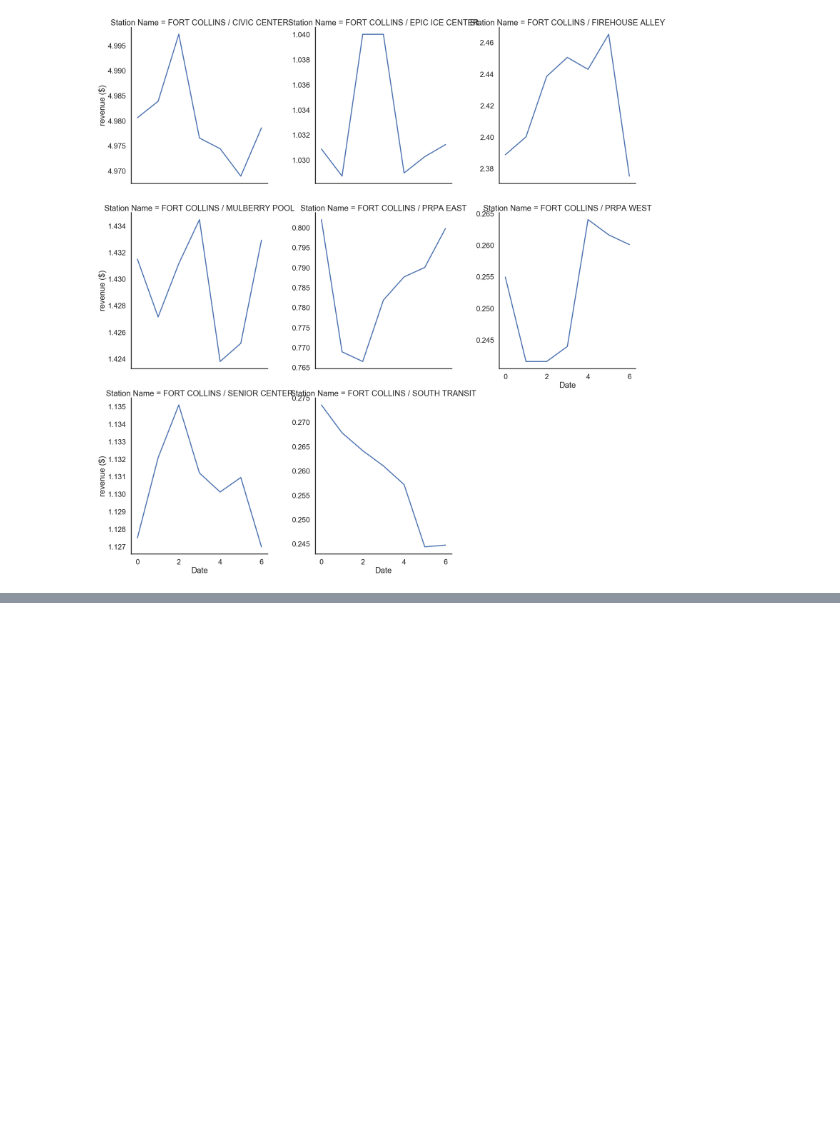
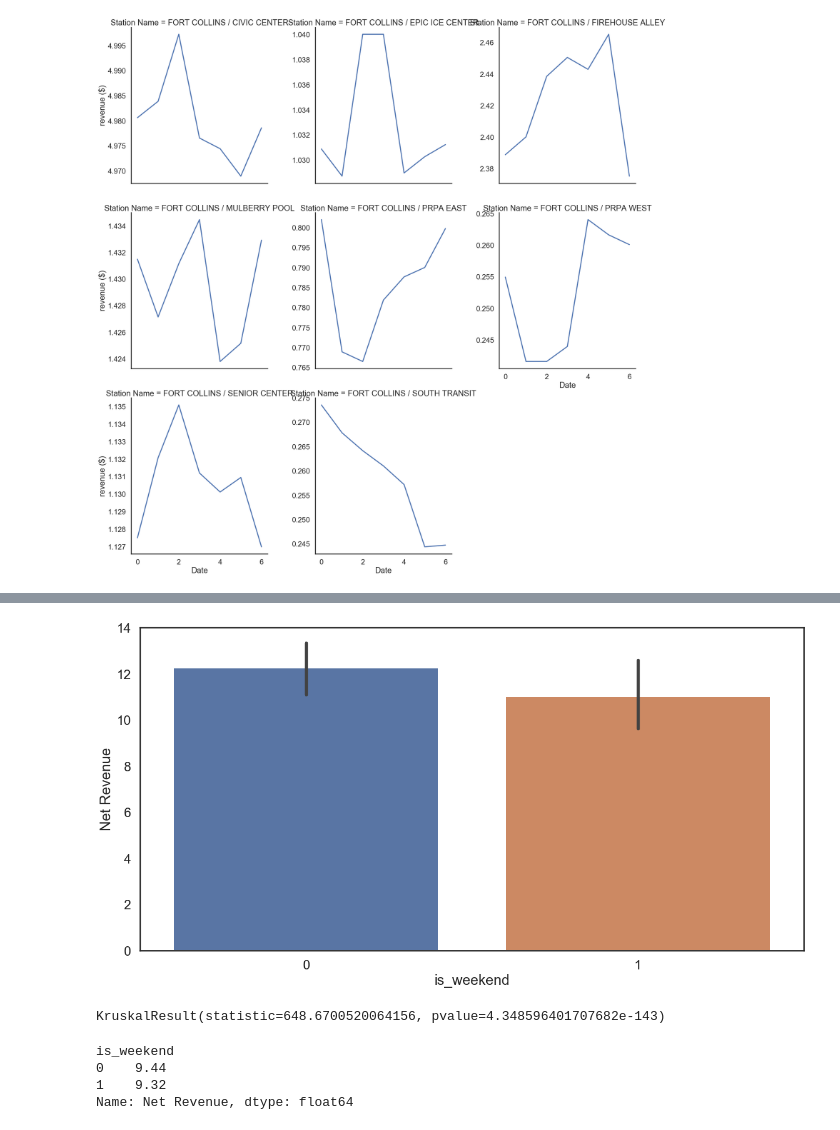
Before and after one commit to davidfox87/EV_forecasting, a Jupyter notebook: EDA.ipynb, the cells around one changed output, grey strips where cells are left out. Saved outputs shown, nothing was run; the diff lists cells and outputs as text; code cells hidden in the pictures; blank space fills up the shorter version.

```diff
--- a/EDA.ipynb
+++ b/EDA.ipynb
@@ -228,0 +406,10 @@ g.map(sns.lineplot, "Date", "revenue ($)")
+# %%
+df3 = (df['Net Revenue']
+       .resample('1D')
+       .sum()
+       .reset_index()
+)
+# %%
+df3['weekday'] = df3['Date'].apply(lambda x: x.weekday())
+# %%
+df3['is_weekend'] = df3['weekday'].apply(lambda x: 1 if (x == 6 or x == 0) else 0)
@@ -228,0 +432,18 @@ g.map(sns.lineplot, "Date", "revenue ($)")
+# %%
+sns.barplot(data = df3, x = 'is_weekend', y = 'Net Revenue');
+# %% [output]
+[figure, added]
+# %%
+# Correlation between working_day feature and the number of customers per day
+# using the Kruskal Wallis H test for correlations between a continuous and categorical variable
+# It is used for comparing two or more independent samples of equal or different sample sizes.
+kruskal(df3['is_weekend'], df3['Net Revenue'])
+# %% [output]
+KruskalResult(statistic=648.6700520064156, pvalue=4.348596401707682e-143)
+# %%
+df3.groupby('is_weekend')['Net Revenue'].median()
+# %% [output]
+is_weekend
+0    9.44
+1    9.32
+Name: Net Revenue, dtype: float64
```
Also changed, not shown: parts of 40 cells of this notebook.
